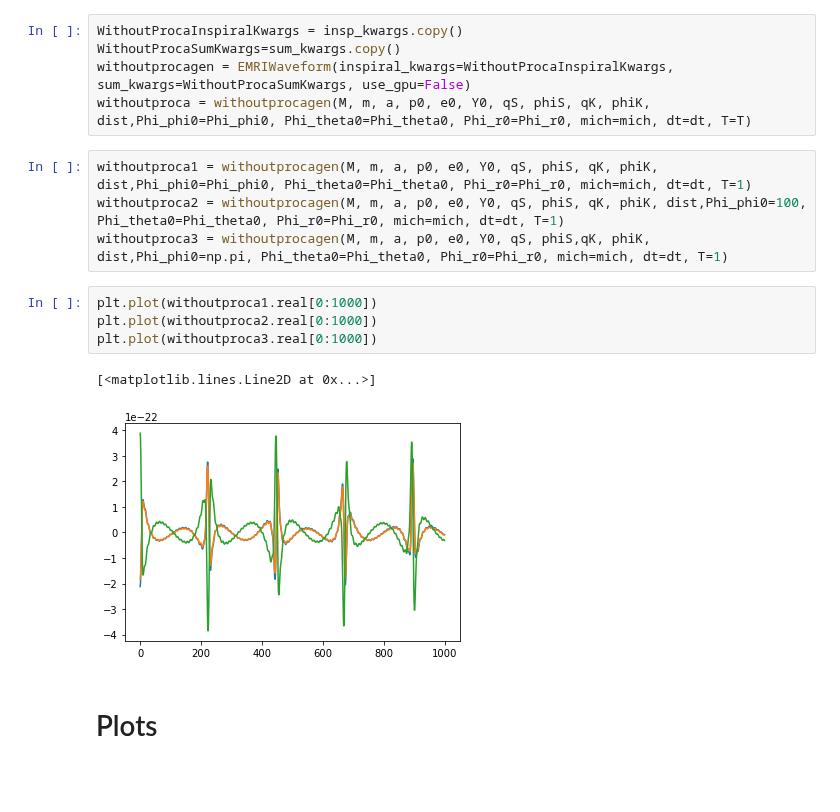
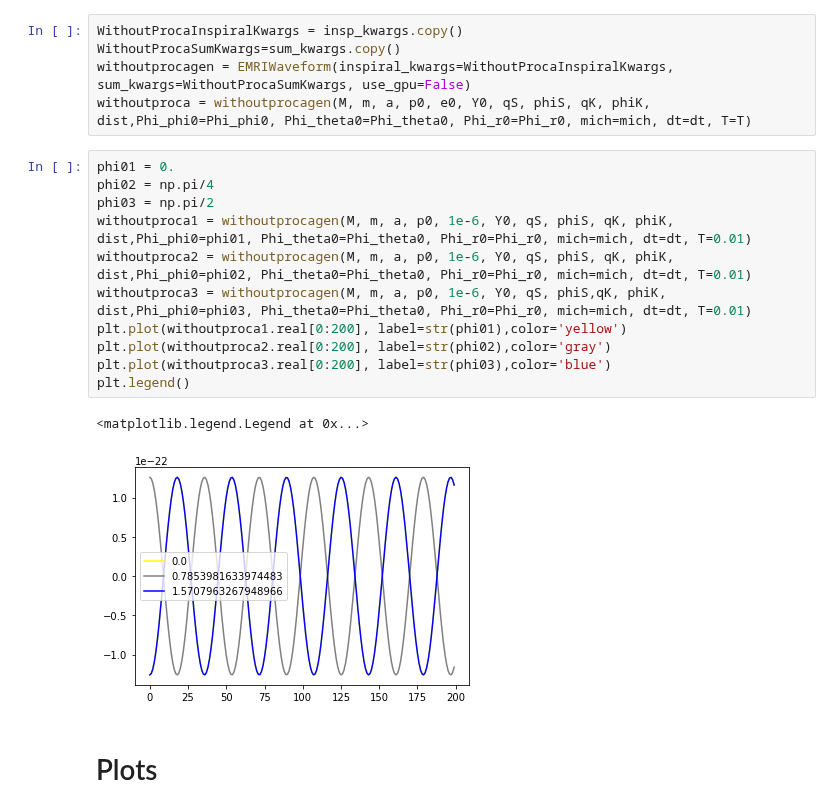
Before and after one commit to Shaun-F/GWGenerator, a Jupyter notebook: debugging/Compare proca waveforms.ipynb, the cells around one changed output. Drawn from its saved outputs; the diff is of its cells as text; blank space fills up the shorter version.

```diff
--- a/debugging/Compare proca waveforms.ipynb
+++ b/debugging/Compare proca waveforms.ipynb
@@ -76,17 +76,20 @@ WithoutProcaInspiralKwargs = insp_kwargs.copy()
 WithoutProcaSumKwargs=sum_kwargs.copy()
 withoutprocagen = EMRIWaveform(inspiral_kwargs=WithoutProcaInspiralKwargs, sum_kwargs=WithoutProcaSumKwargs, use_gpu=False)
 withoutproca = withoutprocagen(M, m, a, p0, e0, Y0, qS, phiS, qK, phiK, dist,Phi_phi0=Phi_phi0, Phi_theta0=Phi_theta0, Phi_r0=Phi_r0, mich=mich, dt=dt, T=T)
-# %%
-withoutproca1 = withoutprocagen(M, m, a, p0, e0, Y0, qS, phiS, qK, phiK, dist,Phi_phi0=Phi_phi0, Phi_theta0=Phi_theta0, Phi_r0=Phi_r0, mich=mich, dt=dt, T=1)
-withoutproca2 = withoutprocagen(M, m, a, p0, e0, Y0, qS, phiS, qK, phiK, dist,Phi_phi0=100, Phi_theta0=Phi_theta0, Phi_r0=Phi_r0, mich=mich, dt=dt, T=1)
-withoutproca3 = withoutprocagen(M, m, a, p0, e0, Y0, qS, phiS,qK, phiK, dist,Phi_phi0=np.pi, Phi_theta0=Phi_theta0, Phi_r0=Phi_r0, mich=mich, dt=dt, T=1)
-# %%
-plt.plot(withoutproca1.real[0:1000])
-plt.plot(withoutproca2.real[0:1000])
-plt.plot(withoutproca3.real[0:1000])
-# %% [output]
-[<matplotlib.lines.Line2D at 0x...>]
-[figure, removed]
+# %%
+phi01 = 0.
+phi02 = np.pi/4
+phi03 = np.pi/2
+withoutproca1 = withoutprocagen(M, m, a, p0, 1e-6, Y0, qS, phiS, qK, phiK, dist,Phi_phi0=phi01, Phi_theta0=Phi_theta0, Phi_r0=Phi_r0, mich=mich, dt=dt, T=0.01)
+withoutproca2 = withoutprocagen(M, m, a, p0, 1e-6, Y0, qS, phiS, qK, phiK, dist,Phi_phi0=phi02, Phi_theta0=Phi_theta0, Phi_r0=Phi_r0, mich=mich, dt=dt, T=0.01)
+withoutproca3 = withoutprocagen(M, m, a, p0, 1e-6, Y0, qS, phiS,qK, phiK, dist,Phi_phi0=phi03, Phi_theta0=Phi_theta0, Phi_r0=Phi_r0, mich=mich, dt=dt, T=0.01)
+plt.plot(withoutproca1.real[0:200], label=str(phi01),color='yellow')
+plt.plot(withoutproca2.real[0:200], label=str(phi02),color='gray')
+plt.plot(withoutproca3.real[0:200], label=str(phi03),color='blue')
+plt.legend()
+# %% [output]
+<matplotlib.legend.Legend at 0x...>
+[figure, added]
 # %% [markdown]
 # Plots
 # %%
```
Also changed, not shown: 1 other file.
